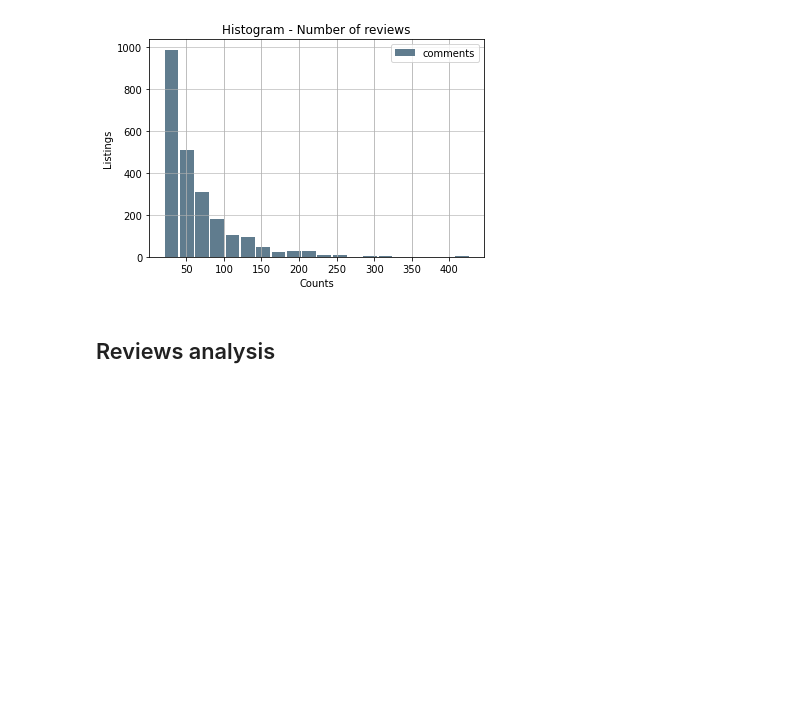
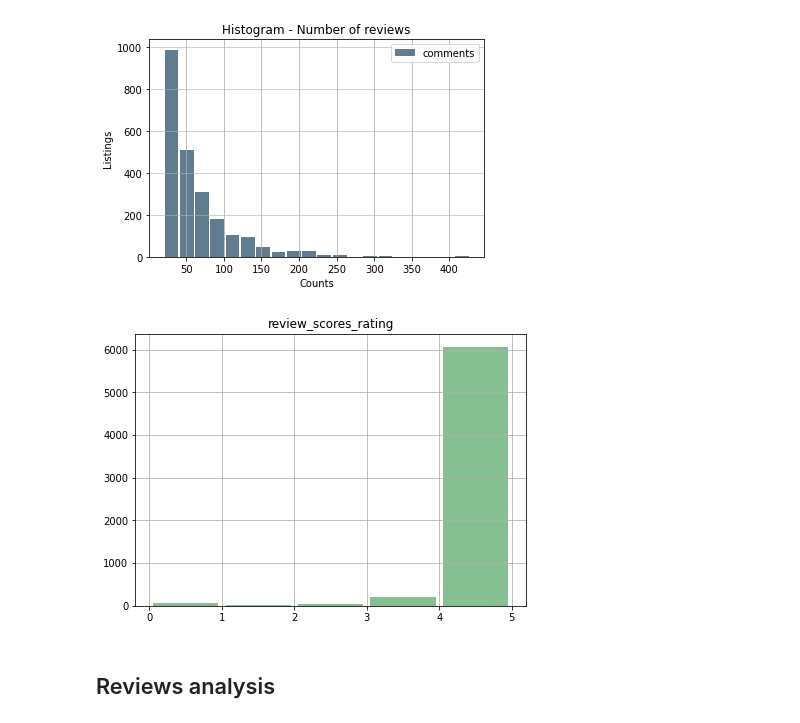
Before and after one commit to dianaionascu15/airbnb-nlp, a Jupyter notebook: airbnb_nlp.ipynb, the cells around one changed output. Cells and saved outputs as stored; diff of their text form; code cells hidden in the pictures; blank space fills up the shorter version.

```diff
--- a/airbnb_nlp.ipynb
+++ b/airbnb_nlp.ipynb
@@ -315,6 +326,10 @@ plt.grid(axis='y', alpha=0.75)
 [figure]
 # %%
 del reviews_check
+# %%
+ax = listings.hist(column='review_scores_rating', bins=5, grid=True, figsize=(7,5), color='#86bf91', rwidth=0.9)
+# %% [output]
+[figure, added]
 # %%
 ## Under 10 reviews dataframe - keep them in case I need them later
 under_10_reviews = listings2[listings2.number_of_reviews < 10] ## 4997
```
Also changed, not shown: parts of 19 cells of this notebook.
